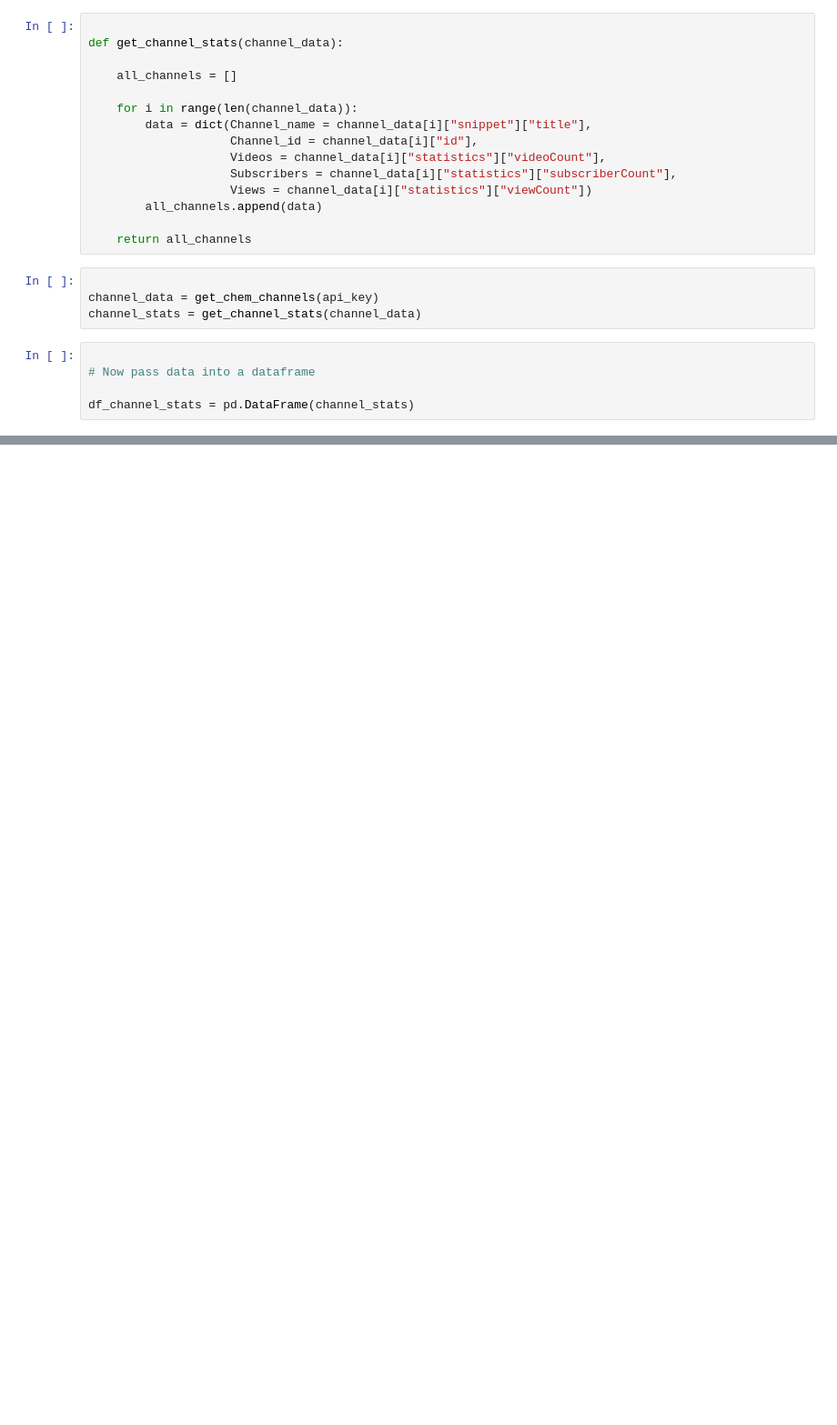
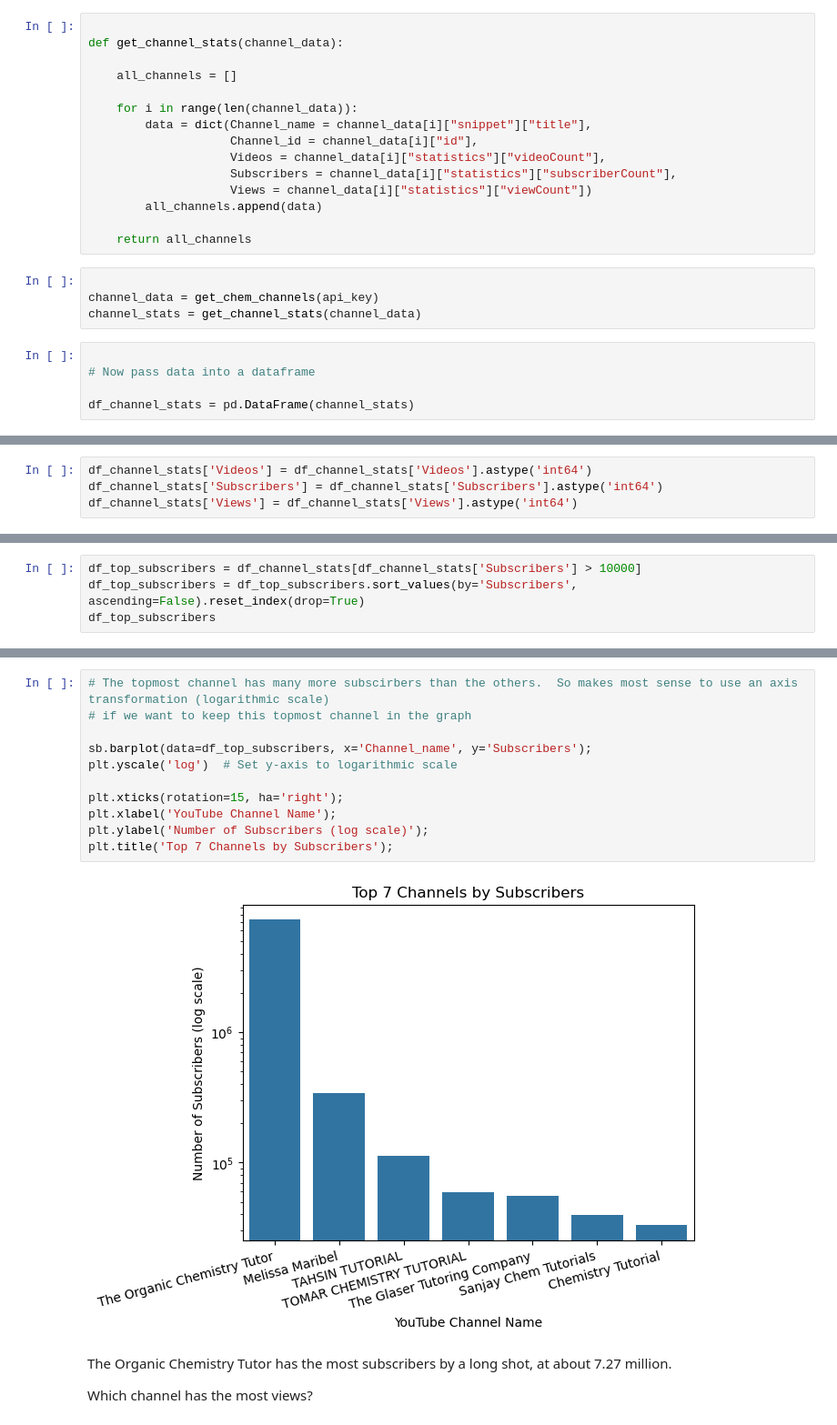
Before and after one commit to andilore/chemistry-youtube-videos, a Jupyter notebook: Chemistry YT Videos.ipynb, the cells around one changed output, grey strips where cells are left out. Shown at 91% size. Drawn from its saved outputs; the diff is of its cells as text; blank space fills up the shorter version.

Commit message:
Visuals assessing Subscriber, View, and Video counts

```diff
--- a/Chemistry YT Videos.ipynb
+++ b/Chemistry YT Videos.ipynb
@@ -81,0 +140,4 @@ df_channel_stats
+# %%
+df_channel_stats['Videos'] = df_channel_stats['Videos'].astype('int64')
+df_channel_stats['Subscribers'] = df_channel_stats['Subscribers'].astype('int64')
+df_channel_stats['Views'] = df_channel_stats['Views'].astype('int64')
@@ -81,0 +185,4 @@ df_channel_stats
+# %%
+df_top_subscribers = df_channel_stats[df_channel_stats['Subscribers'] > 10000]
+df_top_subscribers = df_top_subscribers.sort_values(by='Subscribers', ascending=False).reset_index(drop=True)
+df_top_subscribers
@@ -81,0 +198,17 @@ df_channel_stats
+# %%
+# The topmost channel has many more subscirbers than the others.  So makes most sense to use an axis transformation (logarithmic scale)
+# if we want to keep this topmost channel in the graph
+
+sb.barplot(data=df_top_subscribers, x='Channel_name', y='Subscribers');
+plt.yscale('log')  # Set y-axis to logarithmic scale
+
+plt.xticks(rotation=15, ha='right');
+plt.xlabel('YouTube Channel Name');
+plt.ylabel('Number of Subscribers (log scale)');
+plt.title('Top 7 Channels by Subscribers');
+# %% [output]
+[figure, added]
+# %% [markdown]
+The Organic Chemistry Tutor has the most subscribers by a long shot, at about 7.27 million.
+
+Which channel has the most views?
```
Also changed, not shown: parts of 32 cells of this notebook.
